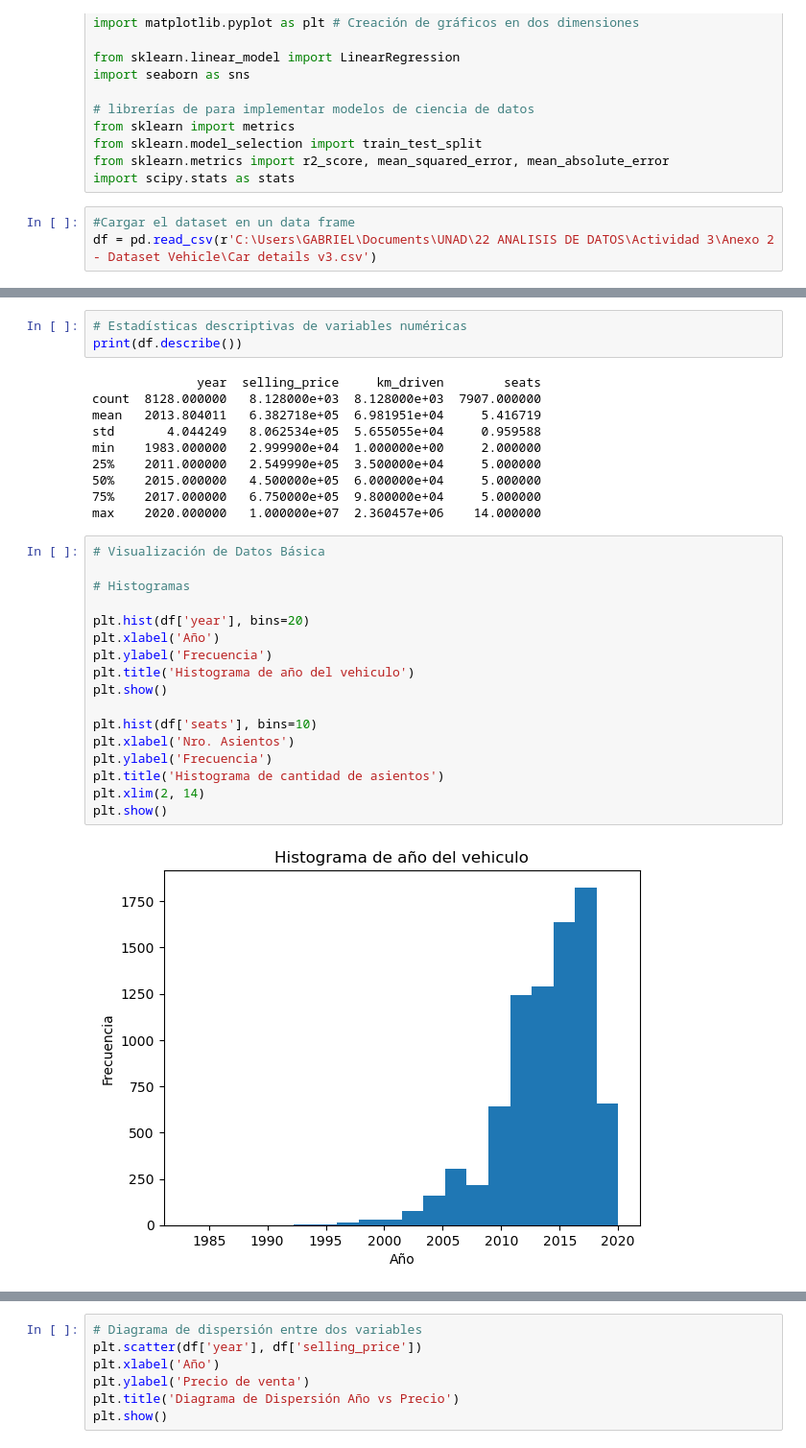
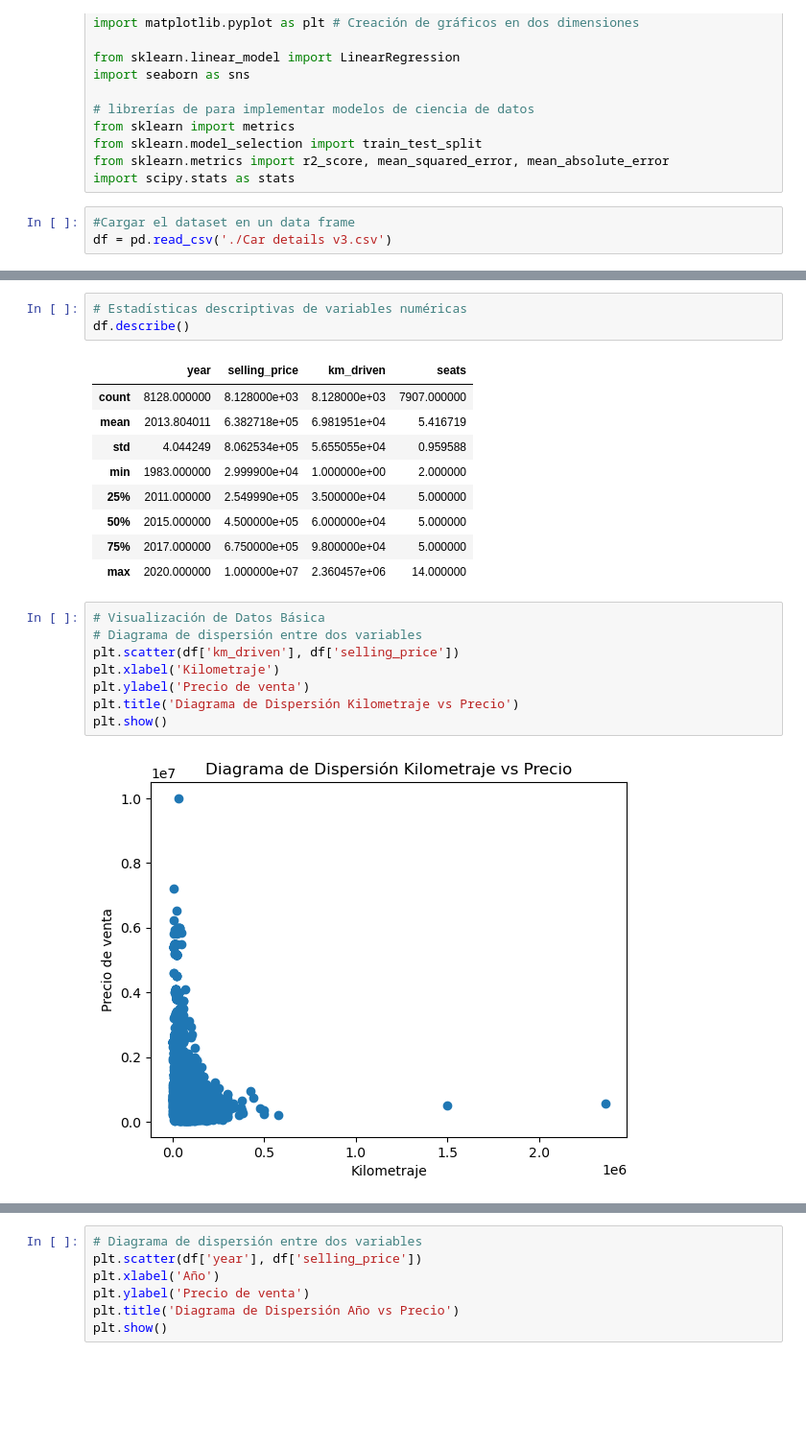
Before and after one commit to gagiraldo001/archivos-tarea, a Jupyter notebook: RegresionLinealPrecioAuto-Copy1.ipynb, the cells around one changed output, grey strips where cells are left out. Shown: that part at 96% size. Drawn from its saved outputs; the diff is of its cells as text; blank space fills up the shorter version.

```diff
--- a/RegresionLinealPrecioAuto-Copy1.ipynb
+++ b/RegresionLinealPrecioAuto-Copy1.ipynb
@@ -15,7 +15,7 @@ from sklearn.metrics import r2_score, mean_squared_error, mean_absolute_error
 import scipy.stats as stats
 # %%
 #Cargar el dataset en un data frame
-df = pd.read_csv(r'C:\Users\GABRIEL\Documents\UNAD\22 ANALISIS DE DATOS\Actividad 3\Anexo 2 - Dataset Vehicle\Car details v3.csv')
+df = pd.read_csv('./Car details v3.csv')
 # %%
 #Exploración Inicial de los Datos
 # Mostrar primeras filas del DataFrame
@@ -62,32 +65,23 @@ None
 # %%
 # Estadísticas descriptivas de variables numéricas
-print(df.describe())
+df.describe()
 # %% [output]
-              year  selling_price     km_driven        seats
-count  8128.000000   8.128000e+03  8.128000e+03  7907.000000
-mean   2013.804011   6.382718e+05  6.981951e+04     5.416719
-std       4.044249   8.062534e+05  5.655055e+04     0.959588
-min    1983.000000   2.999900e+04  1.000000e+00     2.000000
-25%    2011.000000   2.549990e+05  3.500000e+04     5.000000
-50%    2015.000000   4.500000e+05  6.000000e+04     5.000000
-75%    2017.000000   6.750000e+05  9.800000e+04     5.000000
-max    2020.000000   1.000000e+07  2.360457e+06    14.000000
+|  | year | selling_price | km_driven | seats |
+| count | 8128.000000 | 8.128000e+03 | 8.128000e+03 | 7907.000000 |
+| mean | 2013.804011 | 6.382718e+05 | 6.981951e+04 | 5.416719 |
+| std | 4.044249 | 8.062534e+05 | 5.655055e+04 | 0.959588 |
+| min | 1983.000000 | 2.999900e+04 | 1.000000e+00 | 2.000000 |
+| 25% | 2011.000000 | 2.549990e+05 | 3.500000e+04 | 5.000000 |
+| 50% | 2015.000000 | 4.500000e+05 | 6.000000e+04 | 5.000000 |
+| 75% | 2017.000000 | 6.750000e+05 | 9.800000e+04 | 5.000000 |
+| max | 2020.000000 | 1.000000e+07 | 2.360457e+06 | 14.000000 |
 # %%
 # Visualización de Datos Básica
-
-# Histogramas
-
-plt.hist(df['year'], bins=20)
-plt.xlabel('Año')
-plt.ylabel('Frecuencia')
-plt.title('Histograma de año del vehiculo')
+# Diagrama de dispersión entre dos variables
+plt.scatter(df['km_driven'], df['selling_price'])
+plt.xlabel('Kilometraje')
+plt.ylabel('Precio de venta')
+plt.title('Diagrama de Dispersión Kilometraje vs Precio')
 plt.show()
-
-plt.hist(df['seats'], bins=10)
-plt.xlabel('Nro. Asientos')
-plt.ylabel('Frecuencia')
-plt.title('Histograma de cantidad de asientos')
-plt.xlim(2, 14)
-plt.show()
 # %% [output]
-[figure, old version]
+[figure, new version]
```
Also changed, not shown: parts of 20 cells of this notebook.
